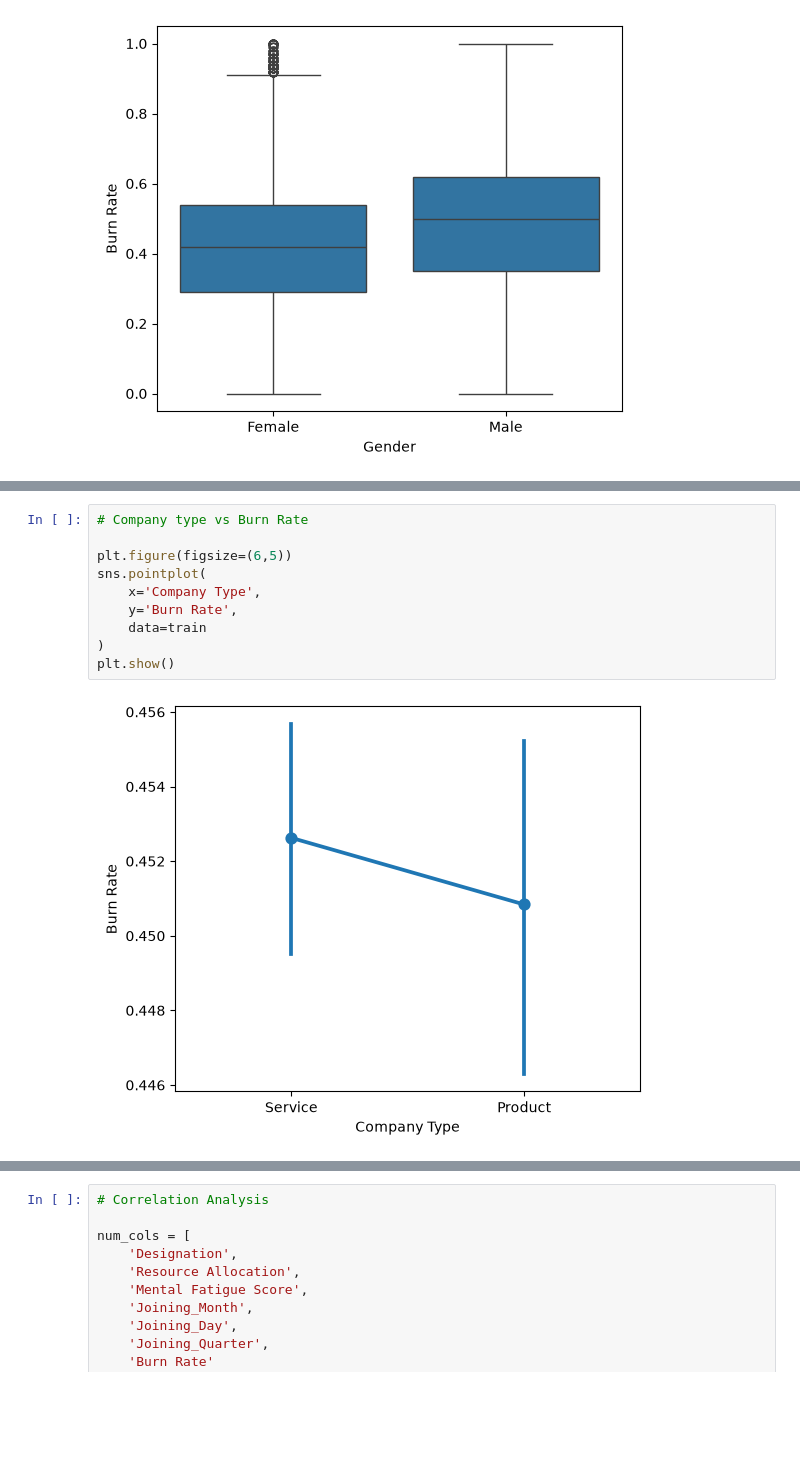
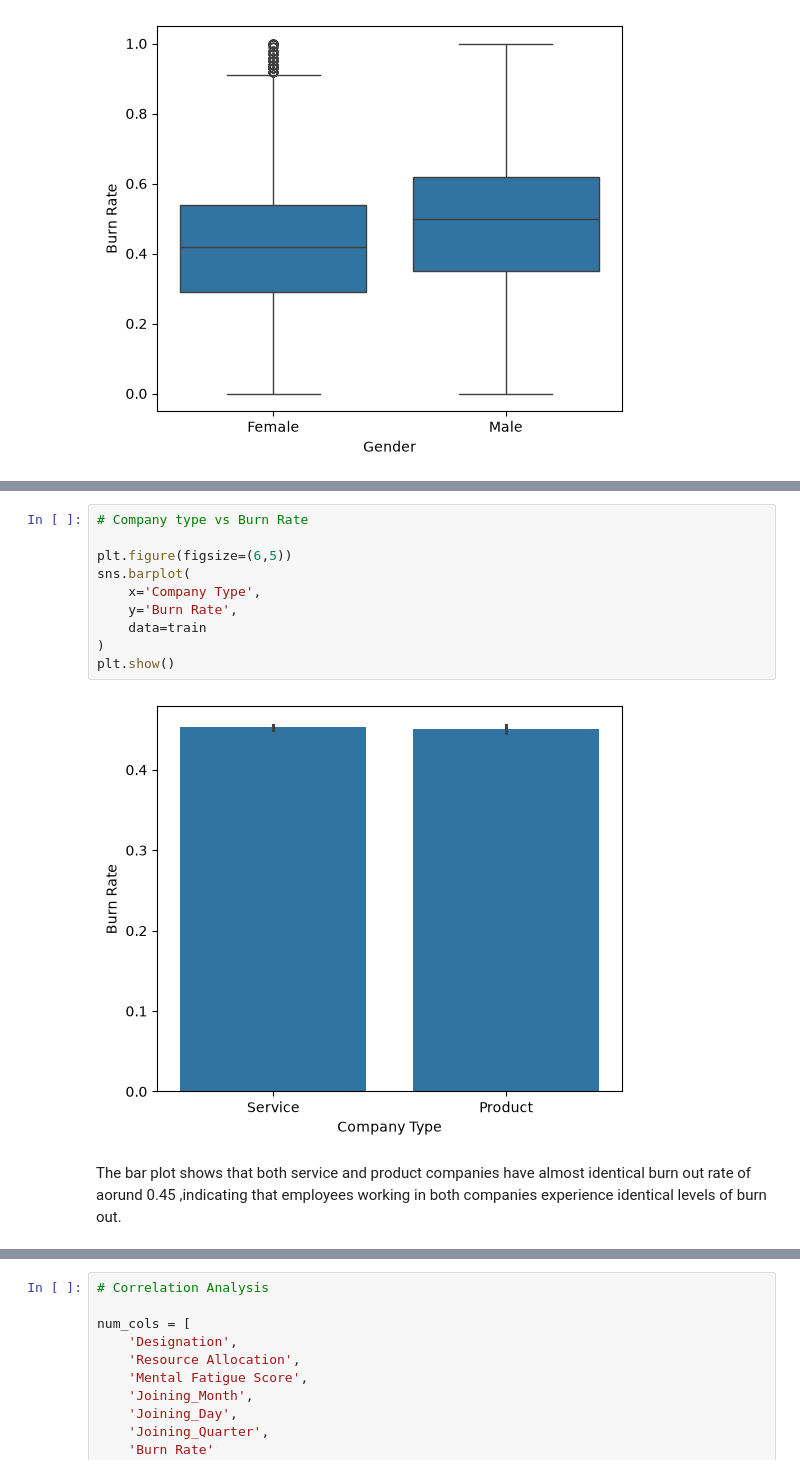
Before and after one commit to graceobonyo/Employee-Burn-out-Rate-Prediction, a Jupyter notebook: Burnoutrateanalysis.ipynb, the cells around one changed output, grey strips where cells are left out. Drawn from its saved outputs; the diff is of its cells as text; blank space fills up the shorter version.

```diff
--- a/Burnoutrateanalysis.ipynb
+++ b/Burnoutrateanalysis.ipynb
@@ -236,13 +321,15 @@ plt.show()
 # %%
 # Company type vs Burn Rate
 
 plt.figure(figsize=(6,5))
-sns.pointplot(
+sns.barplot(
     x='Company Type',
     y='Burn Rate',
     data=train
 )
 plt.show()
 # %% [output]
-[figure, old version]
+[figure, new version]
+# %% [markdown]
+The bar plot shows that both service and product companies have almost identical burn out rate of aorund 0.45 ,indicating that employees working in both companies experience identical levels of burn out.
 # %%
```
Also changed, not shown: parts of 52 cells of this notebook, 2 other files.
